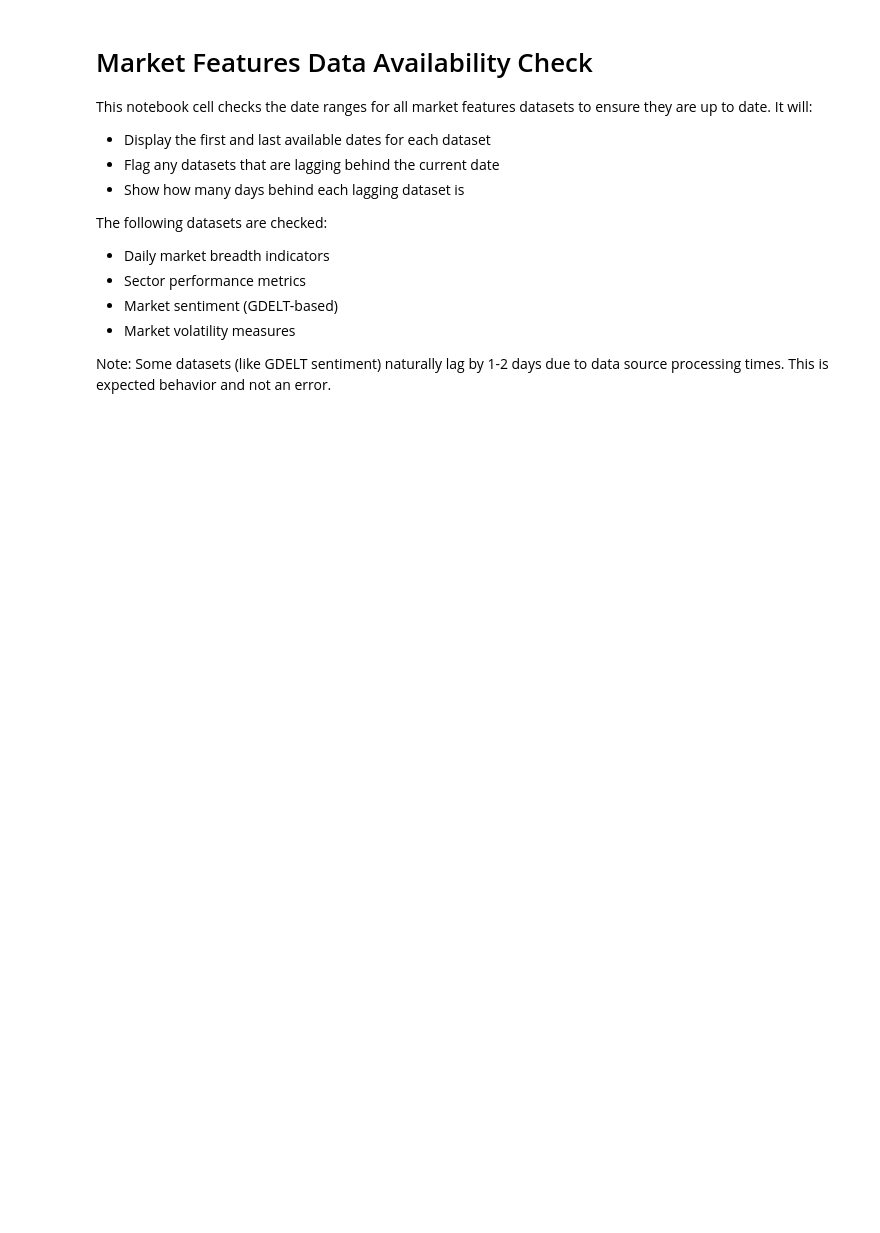
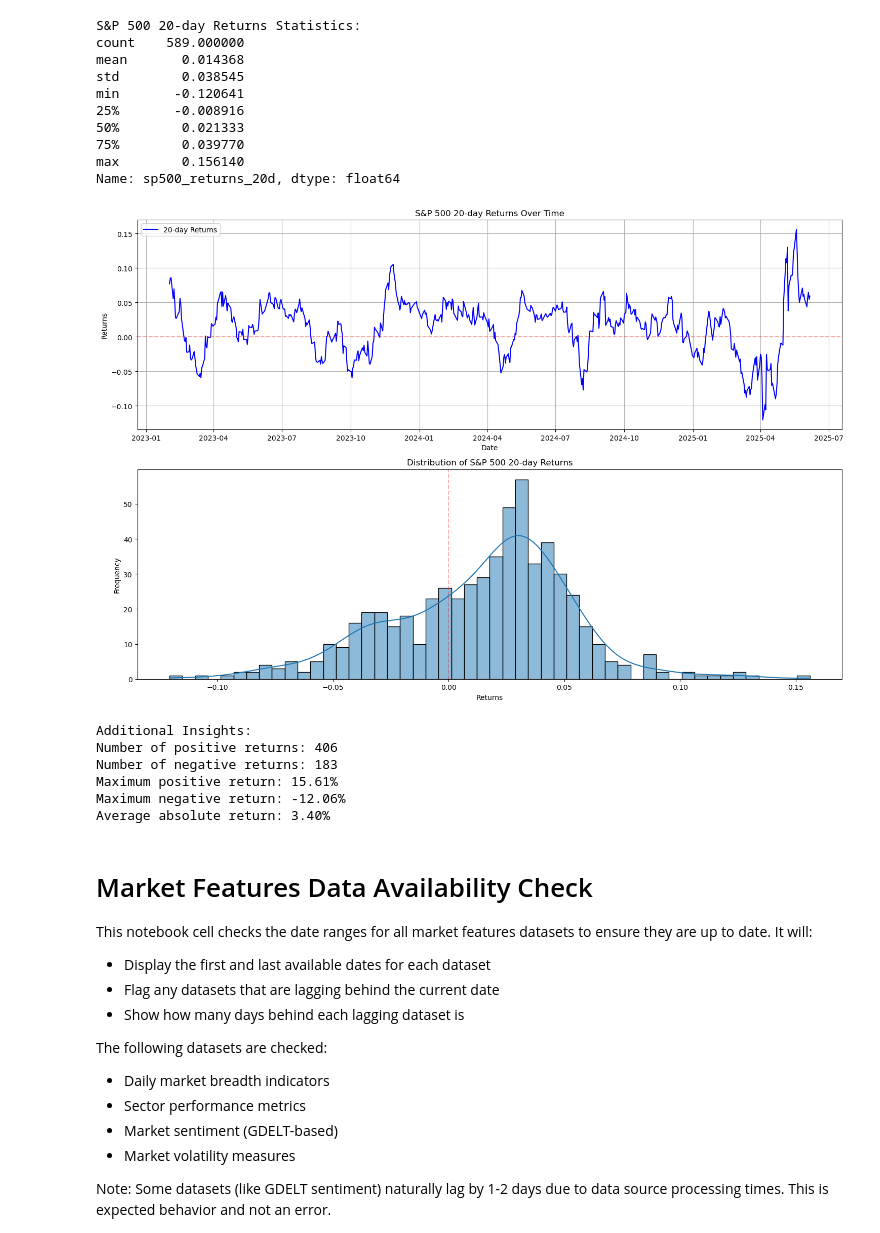
Before and after one commit to solvmanifold/LatentTrader, a Jupyter notebook: notebooks/visualize_market_features.ipynb, the cells around one changed output. Cells and saved outputs as stored; diff of their text form; code cells hidden in the pictures; blank space fills up the shorter version.

```diff
--- a/notebooks/visualize_market_features.ipynb
+++ b/notebooks/visualize_market_features.ipynb
@@ -1,3 +60,66 @@
+# %%
+# Read and analyze S&P 500 20-day returns
+import pandas as pd
+import matplotlib.pyplot as plt
+import seaborn as sns
+
+# Read the parquet file
+df = pd.read_parquet('data/market_features/sp500.parquet')
+
+# Calculate statistics for 20-day returns
+returns_stats = df['sp500_returns_20d'].describe()
+print("\nS&P 500 20-day Returns Statistics:")
+print(returns_stats)
+
+# Create a figure with subplots
+plt.figure(figsize=(15, 10))
+
+# Plot 1: 20-day returns over time
+plt.subplot(2, 1, 1)
+plt.plot(df.index, df['sp500_returns_20d'], label='20-day Returns', color='blue')
+plt.axhline(y=0, color='r', linestyle='--', alpha=0.3)
+plt.title('S&P 500 20-day Returns Over Time')
+plt.xlabel('Date')
+plt.ylabel('Returns')
+plt.legend()
+plt.grid(True)
+
+# Plot 2: Distribution of returns
+plt.subplot(2, 1, 2)
+sns.histplot(df['sp500_returns_20d'].dropna(), bins=50, kde=True)
+plt.axvline(x=0, color='r', linestyle='--', alpha=0.3)
+plt.title('Distribution of S&P 500 20-day Returns')
+plt.xlabel('Returns')
+plt.ylabel('Frequency')
+
+plt.tight_layout()
+plt.show()
+
+# Print additional insights
+print("\nAdditional Insights:")
+print(f"Number of positive returns: {len(df[df['sp500_returns_20d'] > 0])}")
+print(f"Number of negative returns: {len(df[df['sp500_returns_20d'] < 0])}")
+print(f"Maximum positive return: {df['sp500_returns_20d'].max():.2%}")
+print(f"Maximum negative return: {df['sp500_returns_20d'].min():.2%}")
+print(f"Average absolute return: {df['sp500_returns_20d'].abs().mean():.2%}")
+# %% [output]
+S&P 500 20-day Returns Statistics:
+count    589.000000
+mean       0.014368
+std        0.038545
+min       -0.120641
+25%       -0.008916
+50%        0.021333
+75%        0.039770
+max        0.156140
+Name: sp500_returns_20d, dtype: float64
+[figure, added]
+Additional Insights:
+Number of positive returns: 406
+Number of negative returns: 183
+Maximum positive return: 15.61%
+Maximum negative return: -12.06%
+Average absolute return: 3.40%
 # %% [markdown]
 # Market Features Data Availability Check
 
```
Also changed, not shown: parts of 4 cells of this notebook, 8 other files.
